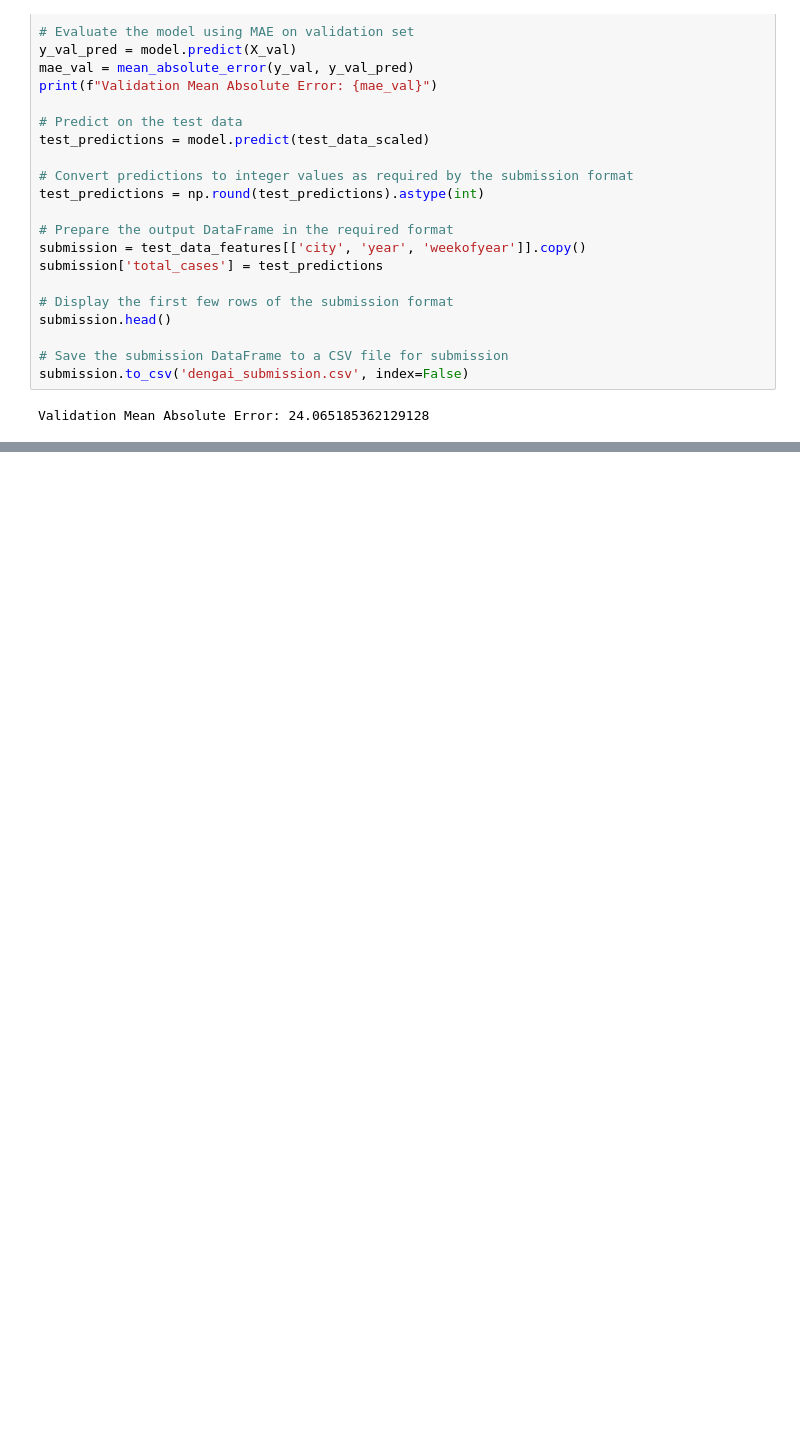
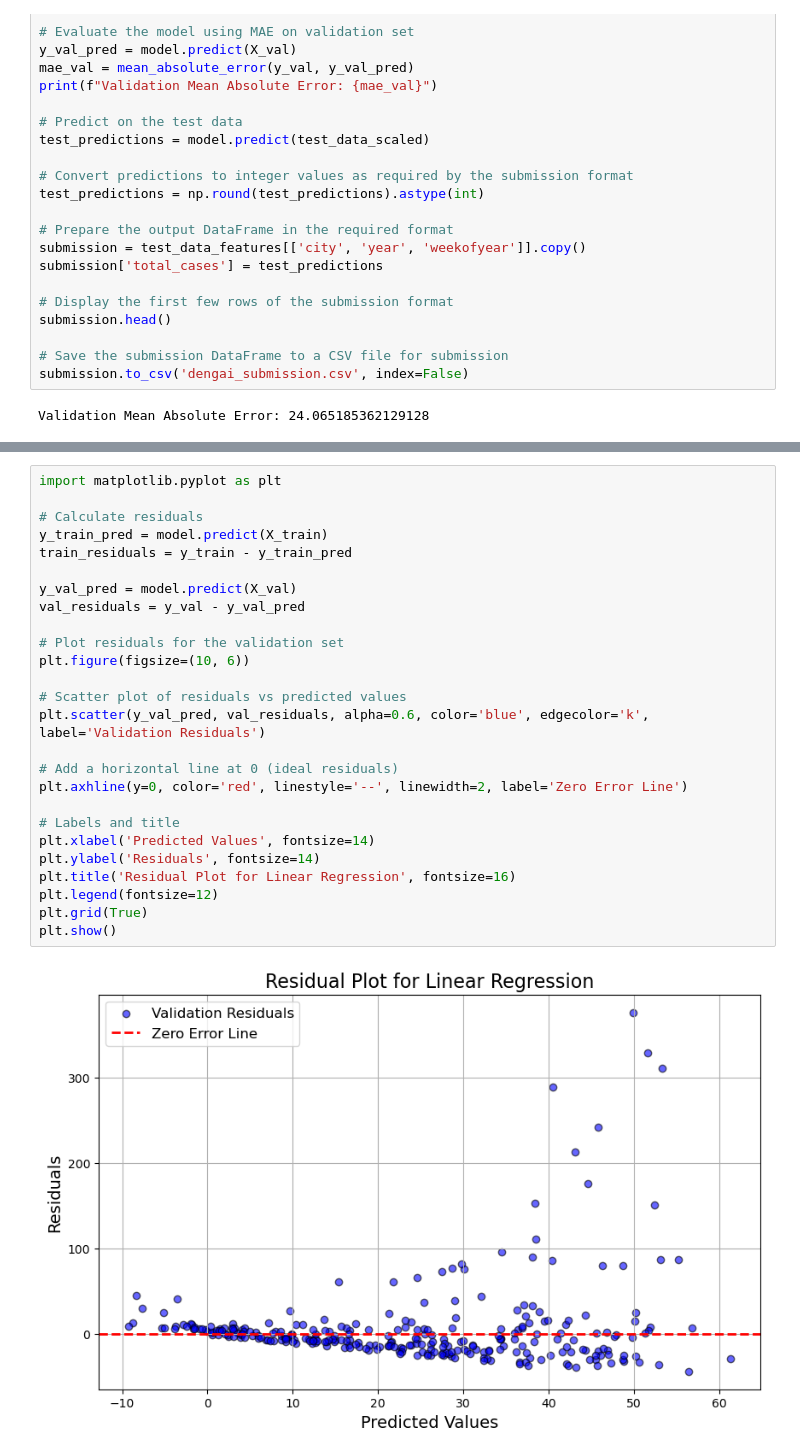
Before and after one commit to aneeshat01/cs5785_project, a Jupyter notebook: linearregression/lr_dengai.ipynb, the cells around one changed output, grey strips where cells are left out. Drawn from its saved outputs; the diff is of its cells as text; blank space fills up the shorter version.

Commit message:
changed folder name, added image

```diff
--- a/linearregression/lr_dengai.ipynb
+++ b/linearregression/lr_dengai.ipynb
@@ -65,0 +82,28 @@ Validation Mean Absolute Error: 24.065185362129128
+# %%
+import matplotlib.pyplot as plt
+
+# Calculate residuals
+y_train_pred = model.predict(X_train)
+train_residuals = y_train - y_train_pred
+
+y_val_pred = model.predict(X_val)
+val_residuals = y_val - y_val_pred
+
+# Plot residuals for the validation set
+plt.figure(figsize=(10, 6))
+
+# Scatter plot of residuals vs predicted values
+plt.scatter(y_val_pred, val_residuals, alpha=0.6, color='blue', edgecolor='k', label='Validation Residuals')
+
+# Add a horizontal line at 0 (ideal residuals)
+plt.axhline(y=0, color='red', linestyle='--', linewidth=2, label='Zero Error Line')
+
+# Labels and title
+plt.xlabel('Predicted Values', fontsize=14)
+plt.ylabel('Residuals', fontsize=14)
+plt.title('Residual Plot for Linear Regression', fontsize=16)
+plt.legend(fontsize=12)
+plt.grid(True)
+plt.show()
+# %% [output]
+[figure, added]
```
Also changed, not shown: parts of 1 cell of this notebook, 5 other files.
